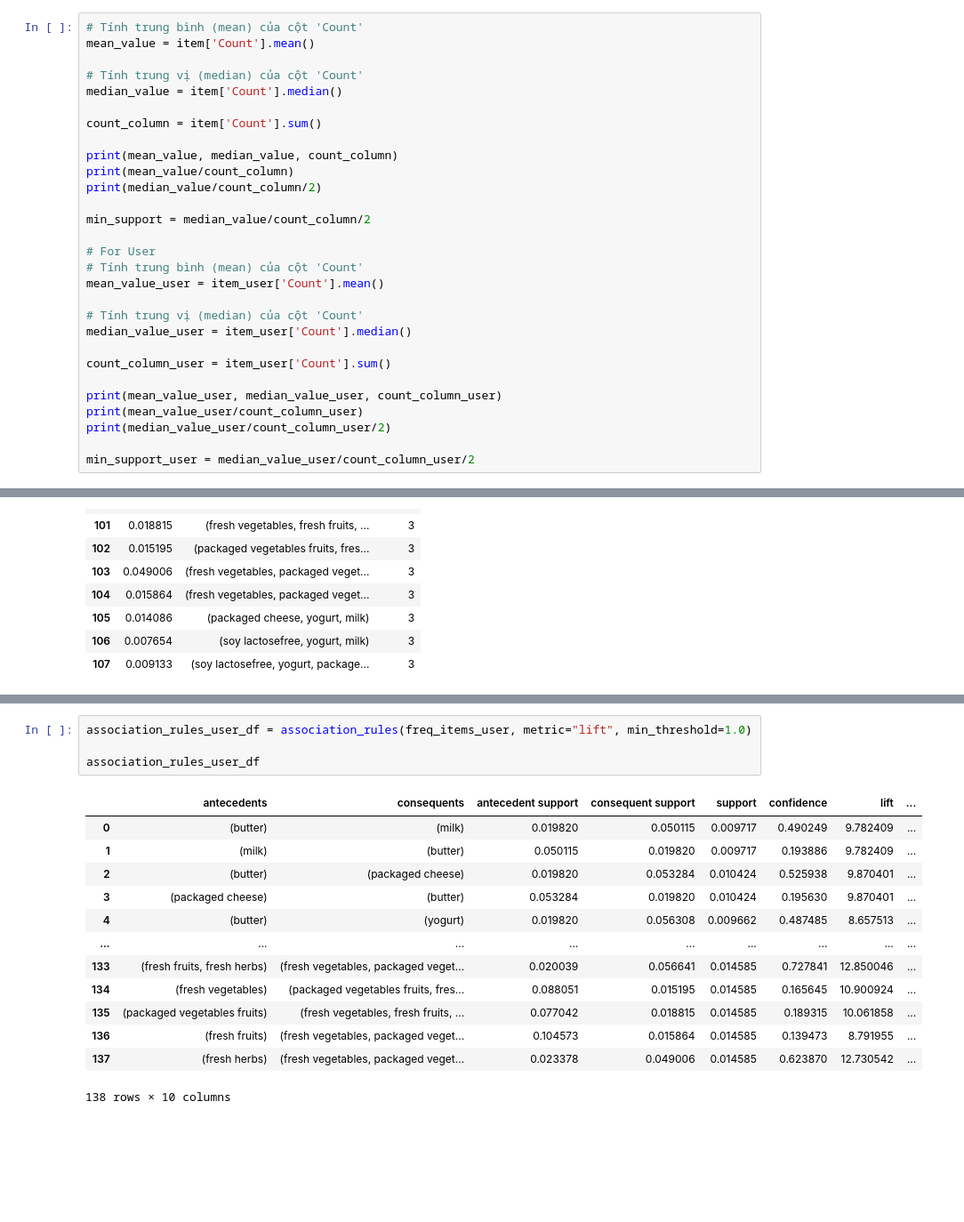
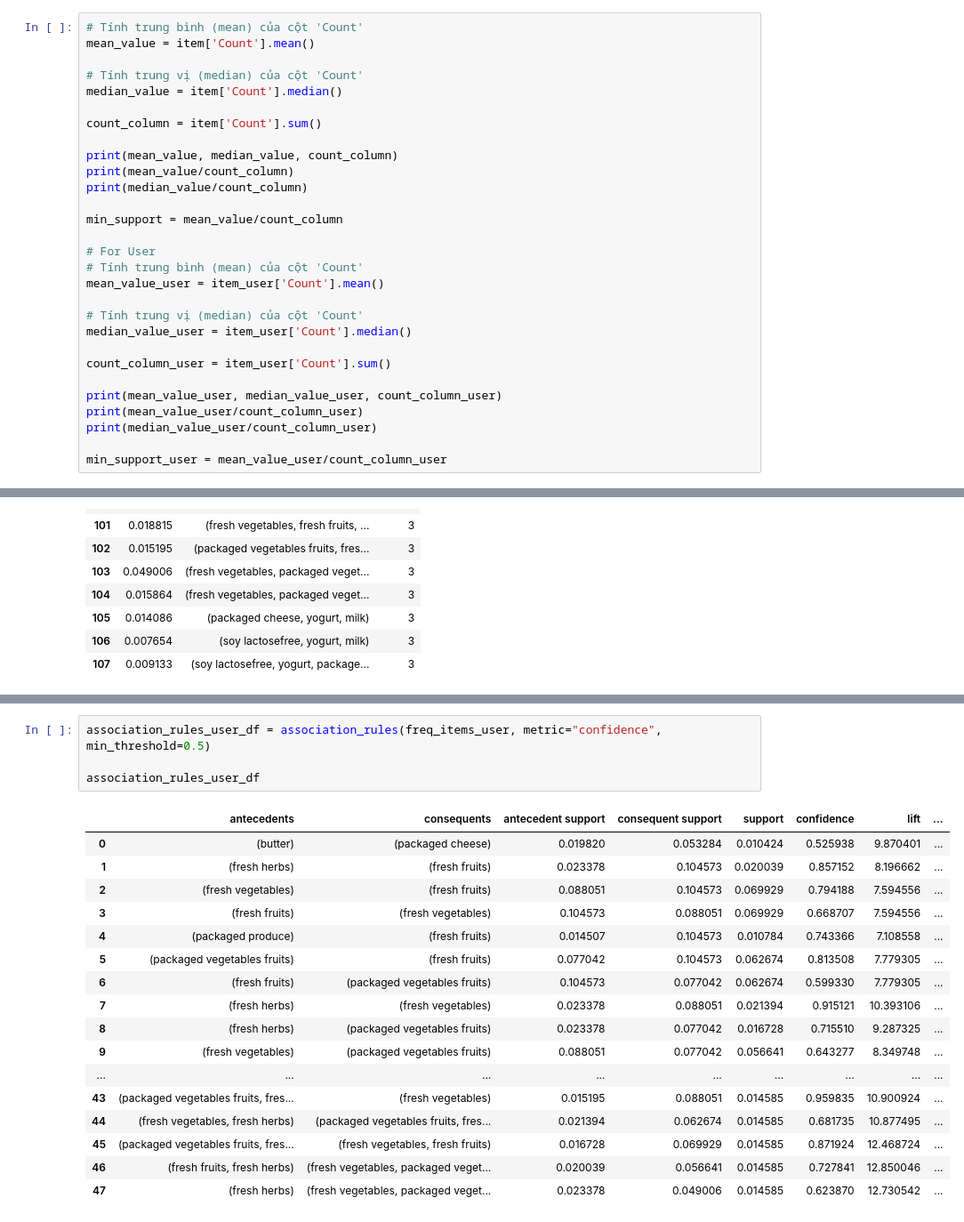
Before and after one commit to baco0611/Analyze_Hunter_Shop_DataMining, a Jupyter notebook: data.ipynb, the cells around one changed output, grey strips where cells are left out. Shown: that part at 89% size. Drawn from its saved outputs; the diff is of its cells as text; blank space fills up the shorter version.

```diff
--- a/data.ipynb
+++ b/data.ipynb
@@ -724,9 +724,9 @@ count_column = item['Count'].sum()
 
 print(mean_value, median_value, count_column)
 print(mean_value/count_column)
-print(median_value/count_column/2)
+print(median_value/count_column)
 
-min_support = median_value/count_column/2
+min_support = mean_value/count_column
 
 # For User
 # Tính trung bình (mean) của cột 'Count'
@@ -739,7 +739,7 @@ count_column_user = item_user['Count'].sum()
 
 print(mean_value_user, median_value_user, count_column_user)
 print(mean_value_user/count_column_user)
-print(median_value_user/count_column_user/2)
+print(median_value_user/count_column_user)
 
-min_support_user = median_value_user/count_column_user/2
+min_support_user = mean_value_user/count_column_user
 # %% [output]
@@ -884,18 +888,22 @@ association_rules_df
 # %%
-association_rules_user_df = association_rules(freq_items_user, metric="lift", min_threshold=1.0)
+association_rules_user_df = association_rules(freq_items_user, metric="confidence", min_threshold=0.5)
 
 association_rules_user_df
 # %% [output]
 |  | antecedents | consequents | antecedent support | consequent support | support | confidence | lift | ... |
-| 0 | (butter) | (milk) | 0.019820 | 0.050115 | 0.009717 | 0.490249 | 9.782409 | ... |
-| 1 | (milk) | (butter) | 0.050115 | 0.019820 | 0.009717 | 0.193886 | 9.782409 | ... |
-| 2 | (butter) | (packaged cheese) | 0.019820 | 0.053284 | 0.010424 | 0.525938 | 9.870401 | ... |
-| 3 | (packaged cheese) | (butter) | 0.053284 | 0.019820 | 0.010424 | 0.195630 | 9.870401 | ... |
-| 4 | (butter) | (yogurt) | 0.019820 | 0.056308 | 0.009662 | 0.487485 | 8.657513 | ... |
+| 0 | (butter) | (packaged cheese) | 0.019820 | 0.053284 | 0.010424 | 0.525938 | 9.870401 | ... |
+| 1 | (fresh herbs) | (fresh fruits) | 0.023378 | 0.104573 | 0.020039 | 0.857152 | 8.196662 | ... |
+| 2 | (fresh vegetables) | (fresh fruits) | 0.088051 | 0.104573 | 0.069929 | 0.794188 | 7.594556 | ... |
+| 3 | (fresh fruits) | (fresh vegetables) | 0.104573 | 0.088051 | 0.069929 | 0.668707 | 7.594556 | ... |
+| 4 | (packaged produce) | (fresh fruits) | 0.014507 | 0.104573 | 0.010784 | 0.743366 | 7.108558 | ... |
+| 5 | (packaged vegetables fruits) | (fresh fruits) | 0.077042 | 0.104573 | 0.062674 | 0.813508 | 7.779305 | ... |
+| 6 | (fresh fruits) | (packaged vegetables fruits) | 0.104573 | 0.077042 | 0.062674 | 0.599330 | 7.779305 | ... |
+| 7 | (fresh herbs) | (fresh vegetables) | 0.023378 | 0.088051 | 0.021394 | 0.915121 | 10.393106 | ... |
+| 8 | (fresh herbs) | (packaged vegetables fruits) | 0.023378 | 0.077042 | 0.016728 | 0.715510 | 9.287325 | ... |
+| 9 | (fresh vegetables) | (packaged vegetables fruits) | 0.088051 | 0.077042 | 0.056641 | 0.643277 | 8.349748 | ... |
 | ... | ... | ... | ... | ... | ... | ... | ... | ... |
-| 133 | (fresh fruits, fresh herbs) | (fresh vegetables, packaged veget... | 0.020039 | 0.056641 | 0.014585 | 0.727841 | 12.850046 | ... |
-| 134 | (fresh vegetables) | (packaged vegetables fruits, fres... | 0.088051 | 0.015195 | 0.014585 | 0.165645 | 10.900924 | ... |
-| 135 | (packaged vegetables fruits) | (fresh vegetables, fresh fruits, ... | 0.077042 | 0.018815 | 0.014585 | 0.189315 | 10.061858 | ... |
-| 136 | (fresh fruits) | (fresh vegetables, packaged veget... | 0.104573 | 0.015864 | 0.014585 | 0.139473 | 8.791955 | ... |
-| 137 | (fresh herbs) | (fresh vegetables, packaged veget... | 0.023378 | 0.049006 | 0.014585 | 0.623870 | 12.730542 | ... |
+| 43 | (packaged vegetables fruits, fres... | (fresh vegetables) | 0.015195 | 0.088051 | 0.014585 | 0.959835 | 10.900924 | ... |
+| 44 | (fresh vegetables, fresh herbs) | (packaged vegetables fruits, fres... | 0.021394 | 0.062674 | 0.014585 | 0.681735 | 10.877495 | ... |
+| 45 | (packaged vegetables fruits, fres... | (fresh vegetables, fresh fruits) | 0.016728 | 0.069929 | 0.014585 | 0.871924 | 12.468724 | ... |
+| 46 | (fresh fruits, fresh herbs) | (fresh vegetables, packaged veget... | 0.020039 | 0.056641 | 0.014585 | 0.727841 | 12.850046 | ... |
+| 47 | (fresh herbs) | (fresh vegetables, packaged veget... | 0.023378 | 0.049006 | 0.014585 | 0.623870 | 12.730542 | ... |
-138 rows × 10 columns
```
Also changed, not shown: parts of 5 cells of this notebook.
